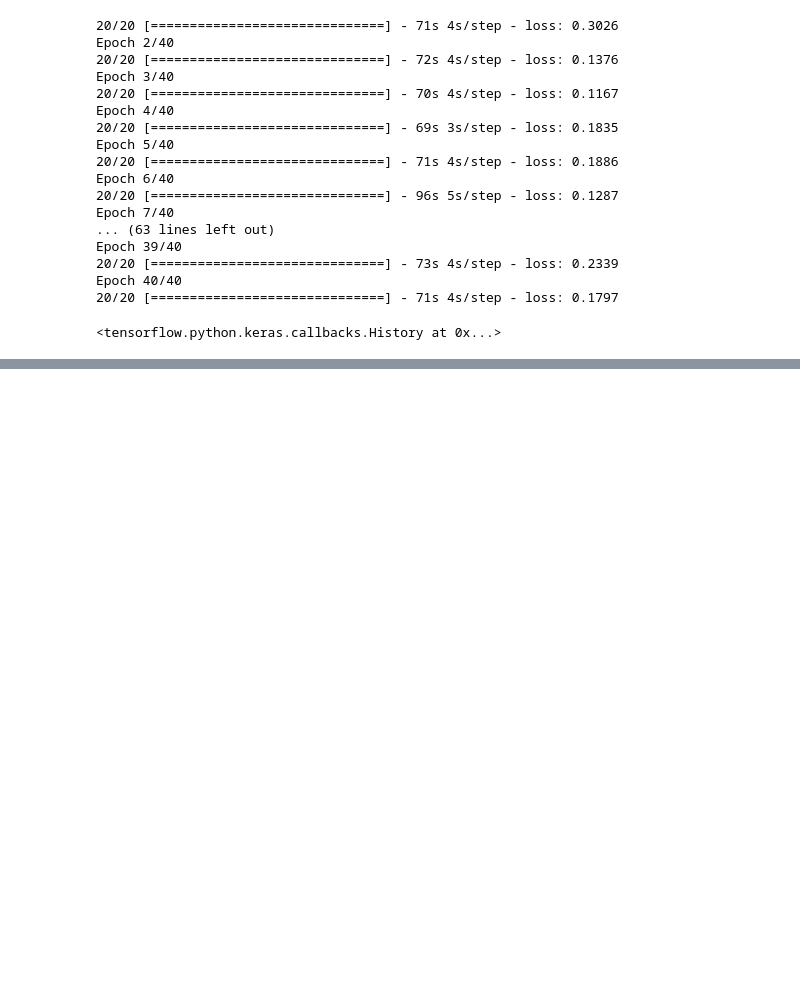
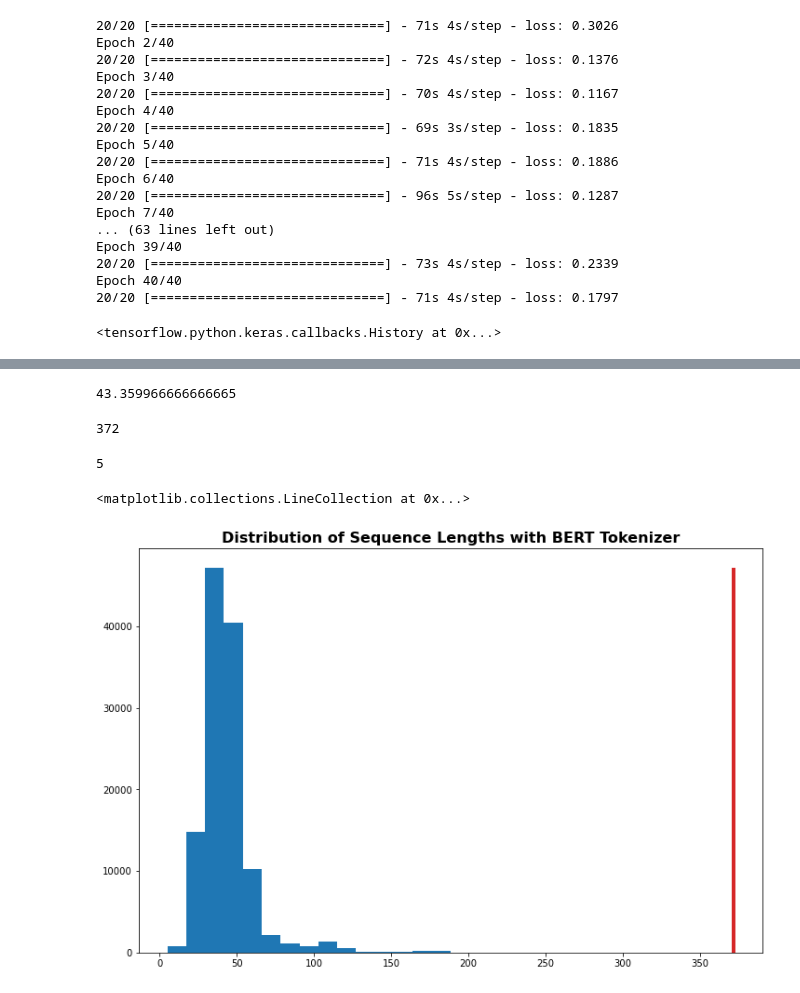
Before and after one commit to tomgoter/hf_demo, a Jupyter notebook: demo.ipynb, the cells around one changed output, grey strips where cells are left out. Drawn from its saved outputs; the diff is of its cells as text; code cells hidden in the pictures; blank space fills up the shorter version.

```diff
--- a/demo.ipynb
+++ b/demo.ipynb
@@ -25,7 +29,3 @@ Pandas version: 1.1.2
 TensorFlow version: 2.3.1
 # %% [markdown]
 ## Load pre-trained BERT-Base model with tokenizer
-# %%
-#model = TFBertModel.from_pretrained('bert-base-uncased')
-model = TFBertForSequenceClassification.from_pretrained('bert-base-uncased', num_labels=4)
-tokenizer = BertTokenizer.from_pretrained('bert-base-uncased')
@@ -215,0 +227,26 @@ tokenizer.decode(2480)
+# %%
+tokens = []
+for sent in tqdm(train_sentences):
+    tokens.append(tokenizer.encode(sent))
+# %%
+np.mean([len(t) for t in tokens])
+# %% [output]
+43.359966666666665
+# %%
+np.max([len(t) for t in tokens])
+# %% [output]
+372
+# %%
+np.min([len(t) for t in tokens])
+# %% [output]
+5
+# %%
+token_lengths = [len(t) for t in tokens]
+# %%
+fig, ax =plt.subplots(1,1, figsize=(12,8))
+h = ax.hist(token_lengths, bins=30)
+ax.set_title('Distribution of Sequence Lengths with BERT Tokenizer', fontweight='bold',fontsize=16)
+ax.vlines(np.max(token_lengths), 0, max(h[0]),color='tab:red', linewidth=4)
+# %% [output]
+<matplotlib.collections.LineCollection at 0x...>
+[figure, added]
```
Also changed, not shown: parts of 38 cells of this notebook.
